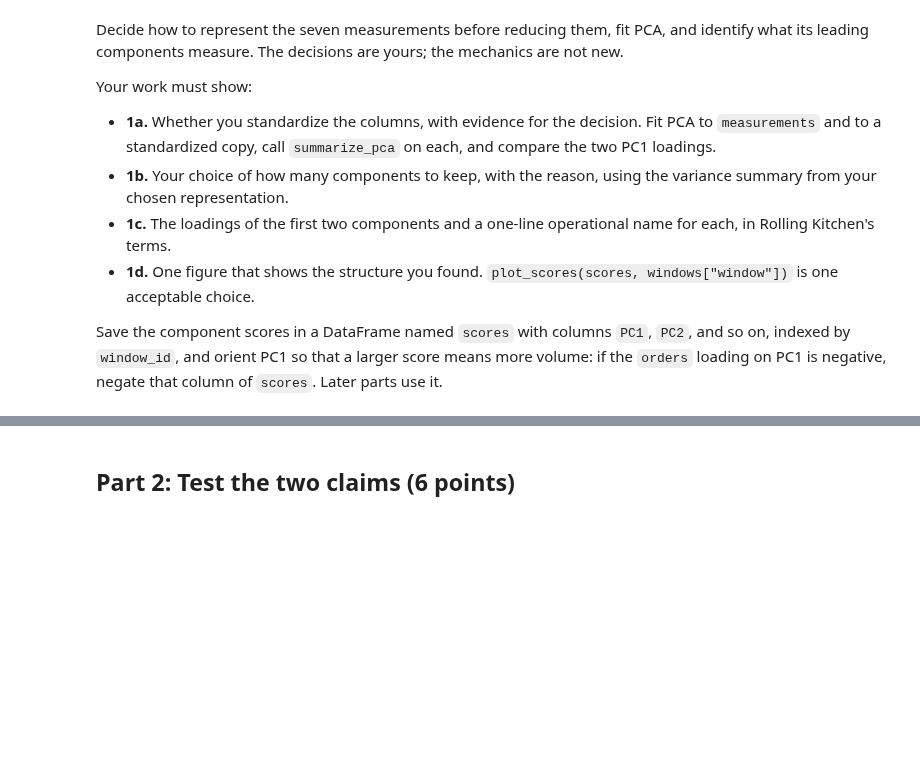
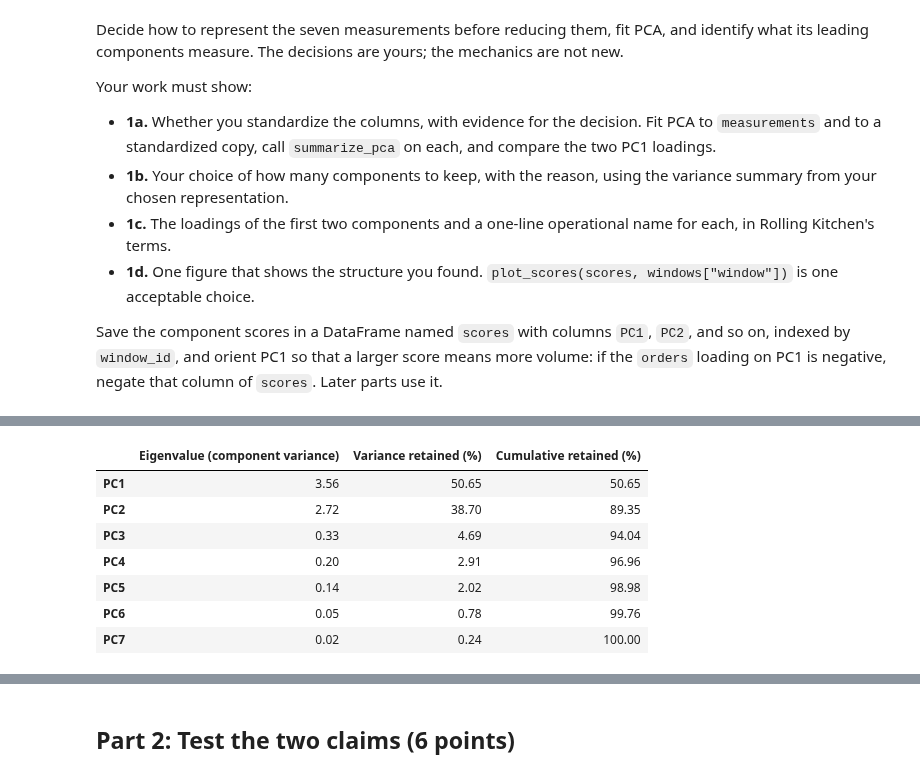
Before and after one commit to jae0029/Data-Mining, a Jupyter notebook: Test 1/test1b.ipynb, the cells around one changed output, grey strips where cells are left out. Drawn from its saved outputs; the diff is of its cells as text; code cells hidden in the pictures; blank space fills up the shorter version.

```diff
--- a/Test 1/test1b.ipynb
+++ b/Test 1/test1b.ipynb
@@ -121,3 +153,26 @@ Your work must show:
 Save the component scores in a DataFrame named `scores` with columns `PC1`, `PC2`, and so on, indexed by `window_id`, and orient PC1 so that a larger score means more volume: if the `orders` loading on PC1 is negative, negate that column of `scores`. Later parts use it.
 # %%
 # 1a. Standardize, fit PCA to both frames, and compare the PC1 loadings.
+# PCA on the original measurements
+pca_raw = PCA()
+pca_raw.fit(measurements)
+
+raw_loadings, raw_variance = summarize_pca(pca_raw, FEATURES)
+
+# Standardize each measurement to mean 0 and standard deviation 1
+measurements_std = (measurements - measurements.mean()) / measurements.std(ddof=0)
+
+# PCA on standardized measurements
+pca_std = PCA()
+pca_std.fit(measurements_std)
+
+std_loadings, std_variance = summarize_pca(pca_std, FEATURES)
+
+# Compare PC1 loadings
+comparison = pd.DataFrame({
+    "Raw PC1": raw_loadings["PC1"],
+    "Standardized PC1": std_loadings["PC1"]
+})
+
+display(comparison.round(3))
+display(measurements.std().rename("Standard deviation").round(2))
@@ -124,2 +196,13 @@ Save the component scores in a DataFrame named `scores` with columns `PC1`, `PC2
+# %%
+display(std_variance.round(2))
+# %% [output]
+|  | Eigenvalue (component variance) | Variance retained (%) | Cumulative retained (%) |
+| PC1 | 3.56 | 50.65 | 50.65 |
+| PC2 | 2.72 | 38.70 | 89.35 |
+| PC3 | 0.33 | 4.69 | 94.04 |
+| PC4 | 0.20 | 2.91 | 96.96 |
+| PC5 | 0.14 | 2.02 | 98.98 |
+| PC6 | 0.05 | 0.78 | 99.76 |
+| PC7 | 0.02 | 0.24 | 100.00 |
 # %%
 # 1b-1d. Retained variance and your k, the first two loadings, the oriented scores, and the figure.
```
Also changed, not shown: parts of 10 cells of this notebook.
